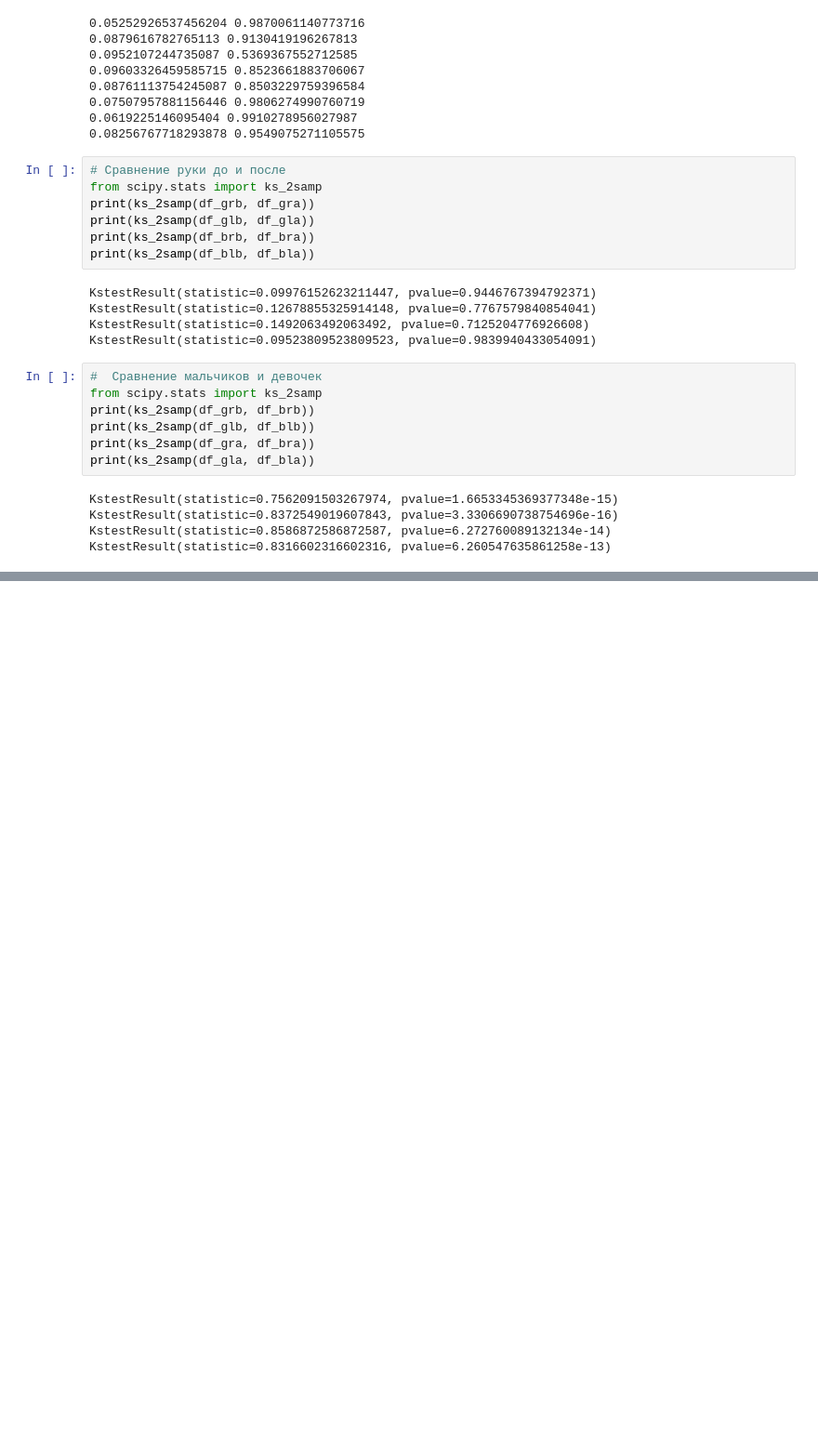
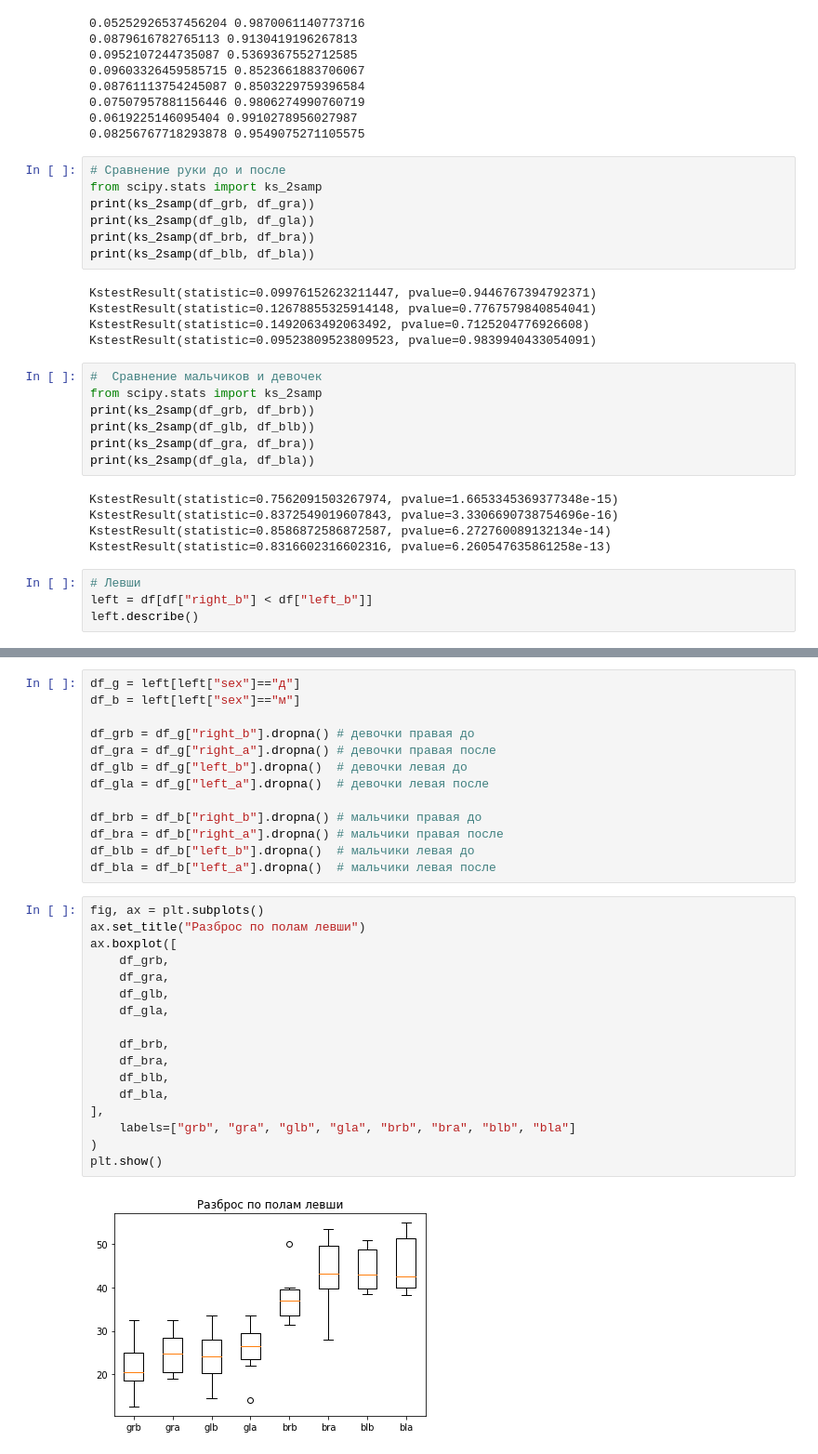
Before and after one commit to theaspect/statistics, a Jupyter notebook: work/hand.ipynb, the cells around one changed output, grey strips where cells are left out. Shown at 93% size. Saved outputs shown, nothing was run; the diff lists cells and outputs as text; blank space fills up the shorter version.

Commit message:
left right handed

```diff
--- a/work/hand.ipynb
+++ b/work/hand.ipynb
@@ -306,3 +306,7 @@ KstestResult(statistic=0.7562091503267974, pvalue=1.6653345369377348e-15)
 KstestResult(statistic=0.8372549019607843, pvalue=3.3306690738754696e-16)
 KstestResult(statistic=0.8586872586872587, pvalue=6.272760089132134e-14)
 KstestResult(statistic=0.8316602316602316, pvalue=6.260547635861258e-13)
+# %%
+# Левши
+left = df[df["right_b"] < df["left_b"]]
+left.describe()
@@ -308,0 +323,32 @@ KstestResult(statistic=0.8316602316602316, pvalue=6.260547635861258e-13)
+# %%
+df_g = left[left["sex"]=="д"]
+df_b = left[left["sex"]=="м"]
+
+df_grb = df_g["right_b"].dropna() # девочки правая до
+df_gra = df_g["right_a"].dropna() # девочки правая после
+df_glb = df_g["left_b"].dropna()  # девочки левая до
+df_gla = df_g["left_a"].dropna()  # девочки левая после
+
+df_brb = df_b["right_b"].dropna() # мальчики правая до
+df_bra = df_b["right_a"].dropna() # мальчики правая после
+df_blb = df_b["left_b"].dropna()  # мальчики левая до
+df_bla = df_b["left_a"].dropna()  # мальчики левая после
+# %%
+fig, ax = plt.subplots()
+ax.set_title("Разброс по полам левши")
+ax.boxplot([
+    df_grb,
+    df_gra,
+    df_glb,
+    df_gla,
+
+    df_brb,
+    df_bra,
+    df_blb,
+    df_bla,
+],
+    labels=["grb", "gra", "glb", "gla", "brb", "bra", "blb", "bla"]
+)
+plt.show()
+# %% [output]
+[figure, added]
```
Also changed, not shown: parts of 4 cells of this notebook.
